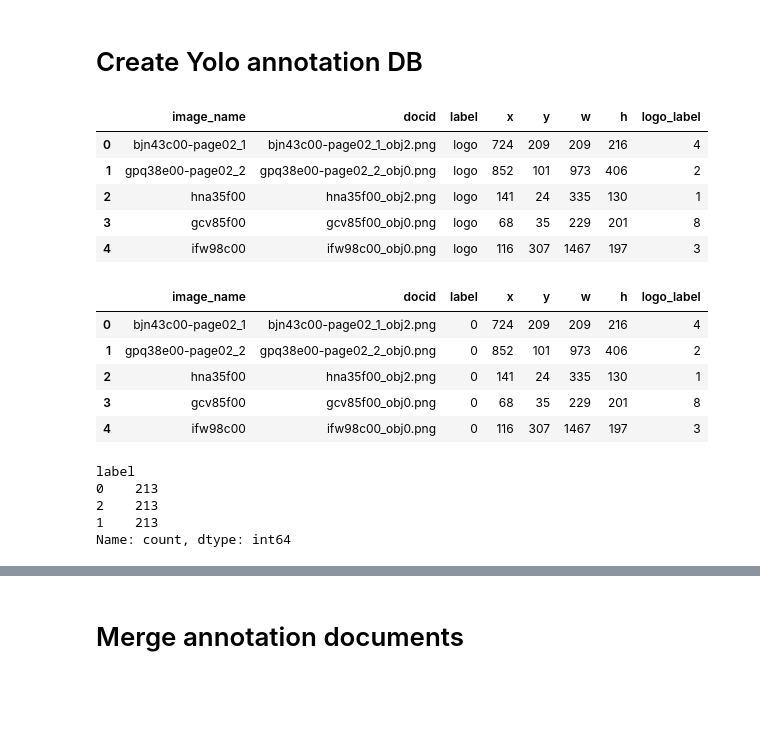
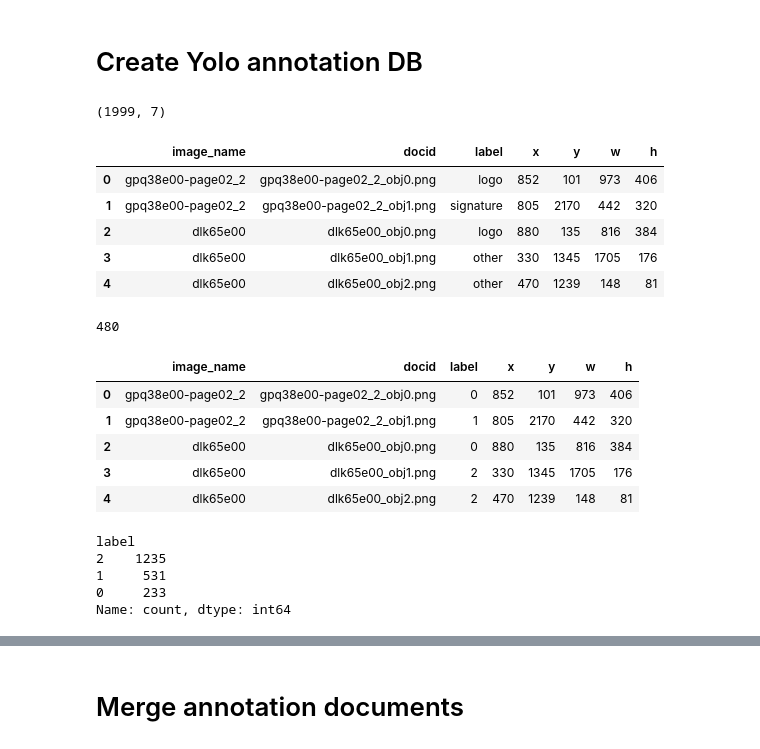
Before and after one commit to Jeff-GITA/Pratech_IR_Project, a Jupyter notebook: Codes/Annotation_Manage.ipynb, the cells around one changed output, grey strips where cells are left out. Drawn from its saved outputs; the diff is of its cells as text; code cells hidden in the pictures; blank space fills up the shorter version.

Commit message:
All annotated images with logos and signatures were uploaded

```diff
--- a/Codes/Annotation_Manage.ipynb
+++ b/Codes/Annotation_Manage.ipynb
@@ -21,19 +21,25 @@ def create_dir(path):
 # %%
 
 #### Files and paths ####
-selected_annotations_file = "../../Datasets/Objects_Database/Selected_Objects_Information.csv"
+selected_annotations_file = "../../Datasets/Objects_Database/Objects_Information.csv"
 db_dir = "../../Datasets/Tobacco 800 Dataset/tobacco800/"
 
 
 selected_annotations_df = pd.read_csv(selected_annotations_file)
+print(selected_annotations_df.shape)
 selected_annotations_df.head()
 # %% [output]
+(1999, 7)
-|  | image_name | docid | label | x | y | w | h | logo_label |
-| 0 | bjn43c00-page02_1 | bjn43c00-page02_1_obj2.png | logo | 724 | 209 | 209 | 216 | 4 |
-| 1 | gpq38e00-page02_2 | gpq38e00-page02_2_obj0.png | logo | 852 | 101 | 973 | 406 | 2 |
-| 2 | hna35f00 | hna35f00_obj2.png | logo | 141 | 24 | 335 | 130 | 1 |
-| 3 | gcv85f00 | gcv85f00_obj0.png | logo | 68 | 35 | 229 | 201 | 8 |
-| 4 | ifw98c00 | ifw98c00_obj0.png | logo | 116 | 307 | 1467 | 197 | 3 |
+|  | image_name | docid | label | x | y | w | h |
+| 0 | gpq38e00-page02_2 | gpq38e00-page02_2_obj0.png | logo | 852 | 101 | 973 | 406 |
+| 1 | gpq38e00-page02_2 | gpq38e00-page02_2_obj1.png | signature | 805 | 2170 | 442 | 320 |
+| 2 | dlk65e00 | dlk65e00_obj0.png | logo | 880 | 135 | 816 | 384 |
+| 3 | dlk65e00 | dlk65e00_obj1.png | other | 330 | 1345 | 1705 | 176 |
+| 4 | dlk65e00 | dlk65e00_obj2.png | other | 470 | 1239 | 148 | 81 |
+# %%
+selected_annotations_df["image_name"].nunique()
+# %% [output]
+480
 # %%
 label_map = {
     "logo": 0,
@@ -43,17 +49,17 @@ label_map = {
 selected_annotations_df["label"] = selected_annotations_df["label"].map(label_map)
 selected_annotations_df.head()
 # %% [output]
-|  | image_name | docid | label | x | y | w | h | logo_label |
-| 0 | bjn43c00-page02_1 | bjn43c00-page02_1_obj2.png | 0 | 724 | 209 | 209 | 216 | 4 |
-| 1 | gpq38e00-page02_2 | gpq38e00-page02_2_obj0.png | 0 | 852 | 101 | 973 | 406 | 2 |
-| 2 | hna35f00 | hna35f00_obj2.png | 0 | 141 | 24 | 335 | 130 | 1 |
-| 3 | gcv85f00 | gcv85f00_obj0.png | 0 | 68 | 35 | 229 | 201 | 8 |
-| 4 | ifw98c00 | ifw98c00_obj0.png | 0 | 116 | 307 | 1467 | 197 | 3 |
+|  | image_name | docid | label | x | y | w | h |
+| 0 | gpq38e00-page02_2 | gpq38e00-page02_2_obj0.png | 0 | 852 | 101 | 973 | 406 |
+| 1 | gpq38e00-page02_2 | gpq38e00-page02_2_obj1.png | 1 | 805 | 2170 | 442 | 320 |
+| 2 | dlk65e00 | dlk65e00_obj0.png | 0 | 880 | 135 | 816 | 384 |
+| 3 | dlk65e00 | dlk65e00_obj1.png | 2 | 330 | 1345 | 1705 | 176 |
+| 4 | dlk65e00 | dlk65e00_obj2.png | 2 | 470 | 1239 | 148 | 81 |
 # %%
 selected_annotations_df["label"].value_counts()
 # %% [output]
 label
-0    213
-2    213
-1    213
+2    1235
+1     531
+0     233
 Name: count, dtype: int64
```
Also changed, not shown: parts of 5 cells of this notebook.
